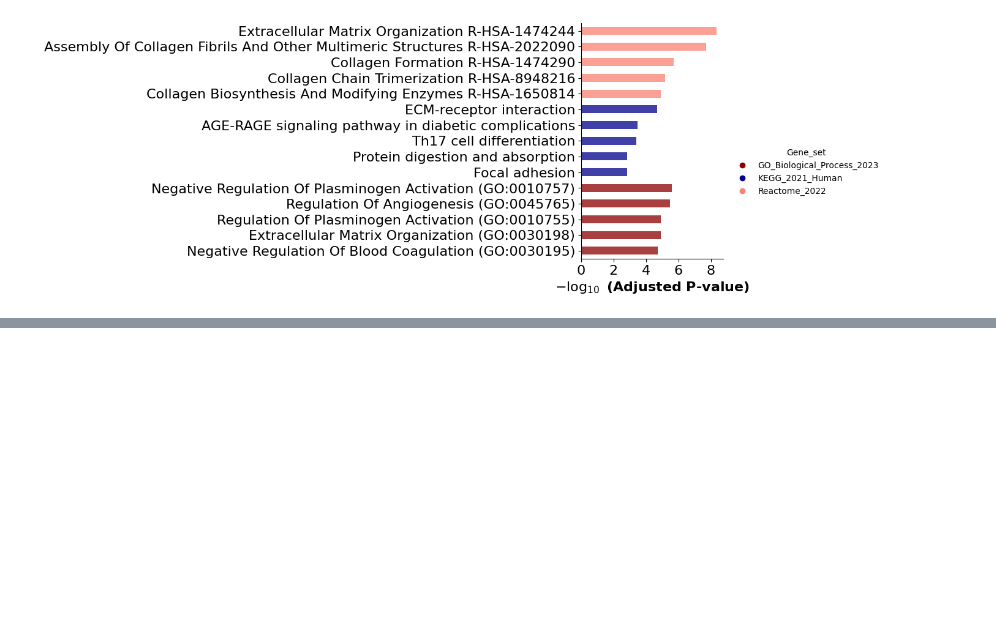
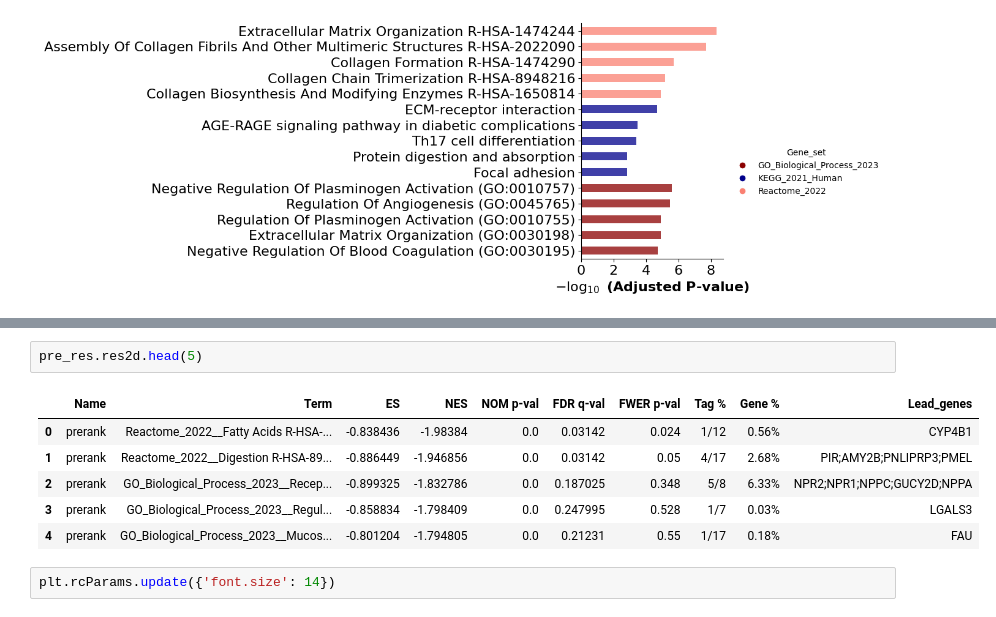
Before and after one commit to Vivian0105/Bioinformatics, a Jupyter notebook: scRNAseq_analysis.ipynb, the cells around one changed output, grey strips where cells are left out. Drawn from its saved outputs; the diff is of its cells as text; blank space fills up the shorter version.

```diff
--- a/scRNAseq_analysis.ipynb
+++ b/scRNAseq_analysis.ipynb
@@ -368,0 +396,11 @@ ax = barplot(enr.results,
+# %%
+pre_res.res2d.head(5)
+# %% [output]
+|  | Name | Term | ES | NES | NOM p-val | FDR q-val | FWER p-val | Tag % | Gene % | Lead_genes |
+| 0 | prerank | Reactome_2022__Fatty Acids R-HSA-... | -0.838436 | -1.98384 | 0.0 | 0.03142 | 0.024 | 1/12 | 0.56% | CYP4B1 |
+| 1 | prerank | Reactome_2022__Digestion R-HSA-89... | -0.886449 | -1.946856 | 0.0 | 0.03142 | 0.05 | 4/17 | 2.68% | PIR;AMY2B;PNLIPRP3;PMEL |
+| 2 | prerank | GO_Biological_Process_2023__Recep... | -0.899325 | -1.832786 | 0.0 | 0.187025 | 0.348 | 5/8 | 6.33% | NPR2;NPR1;NPPC;GUCY2D;NPPA |
+| 3 | prerank | GO_Biological_Process_2023__Regul... | -0.858834 | -1.798409 | 0.0 | 0.247995 | 0.528 | 1/7 | 0.03% | LGALS3 |
+| 4 | prerank | GO_Biological_Process_2023__Mucos... | -0.801204 | -1.794805 | 0.0 | 0.21231 | 0.55 | 1/17 | 0.18% | FAU |
+# %%
+plt.rcParams.update({'font.size': 14})
```
Also changed, not shown: parts of 6 cells of this notebook.
